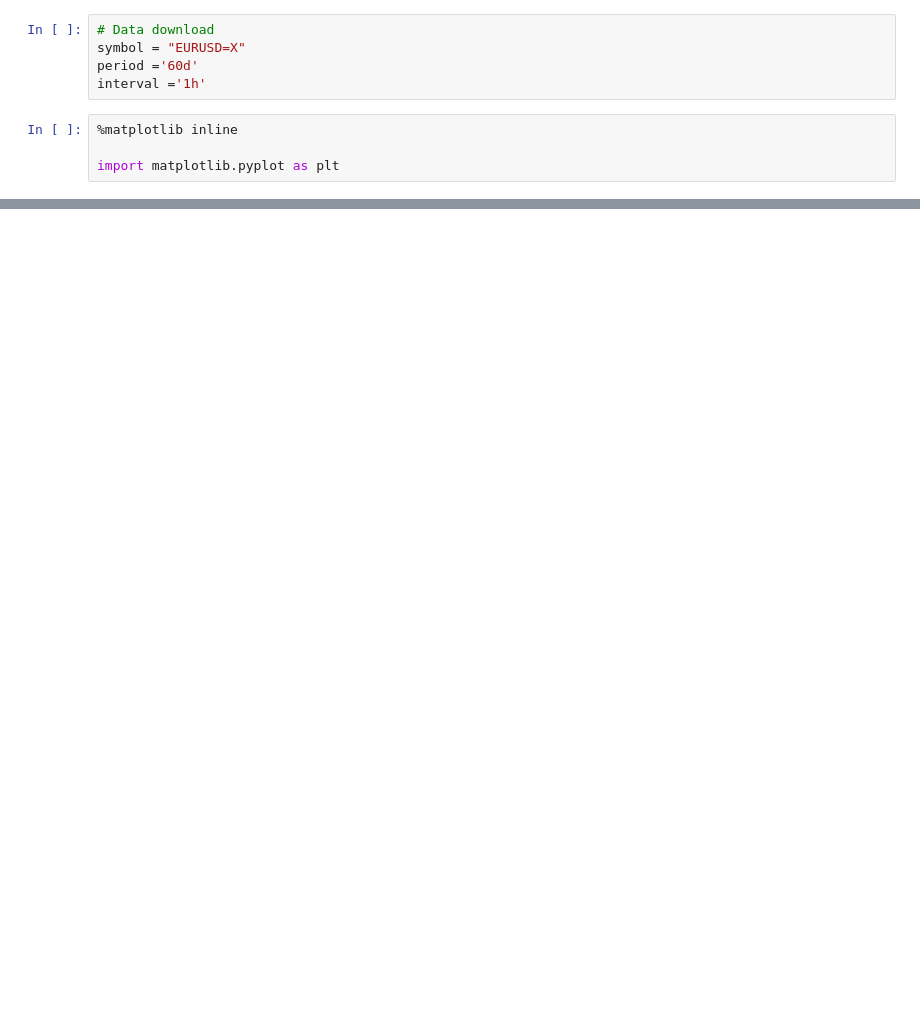
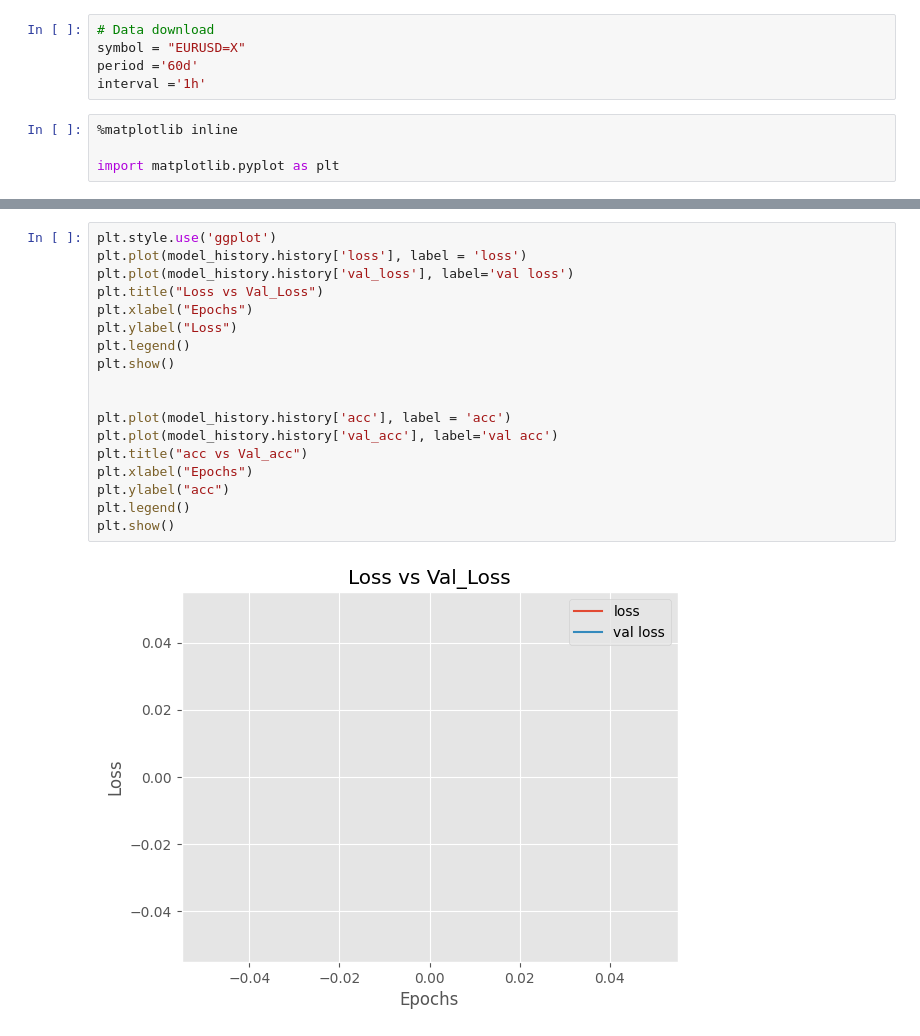
Before and after one commit to MikChristensen/Algo-Trading-Examples, a Jupyter notebook: 03 - Tensorflow example/Timeseries_Test.ipynb, the cells around one changed output, grey strips where cells are left out. Cells and saved outputs as stored; diff of their text form; blank space fills up the shorter version.

```diff
--- a/03 - Tensorflow example/Timeseries_Test.ipynb
+++ b/03 - Tensorflow example/Timeseries_Test.ipynb
@@ -164,0 +314,20 @@ _ = plot_features.plot(subplots=True)
+# %%
+plt.style.use('ggplot')
+plt.plot(model_history.history['loss'], label = 'loss')
+plt.plot(model_history.history['val_loss'], label='val loss')
+plt.title("Loss vs Val_Loss")
+plt.xlabel("Epochs")
+plt.ylabel("Loss")
+plt.legend()
+plt.show()
+
+
+plt.plot(model_history.history['acc'], label = 'acc')
+plt.plot(model_history.history['val_acc'], label='val acc')
+plt.title("acc vs Val_acc")
+plt.xlabel("Epochs")
+plt.ylabel("acc")
+plt.legend()
+plt.show()
+# %% [output]
+[figure, added]
```
Also changed, not shown: parts of 21 cells of this notebook, 9 other files.
